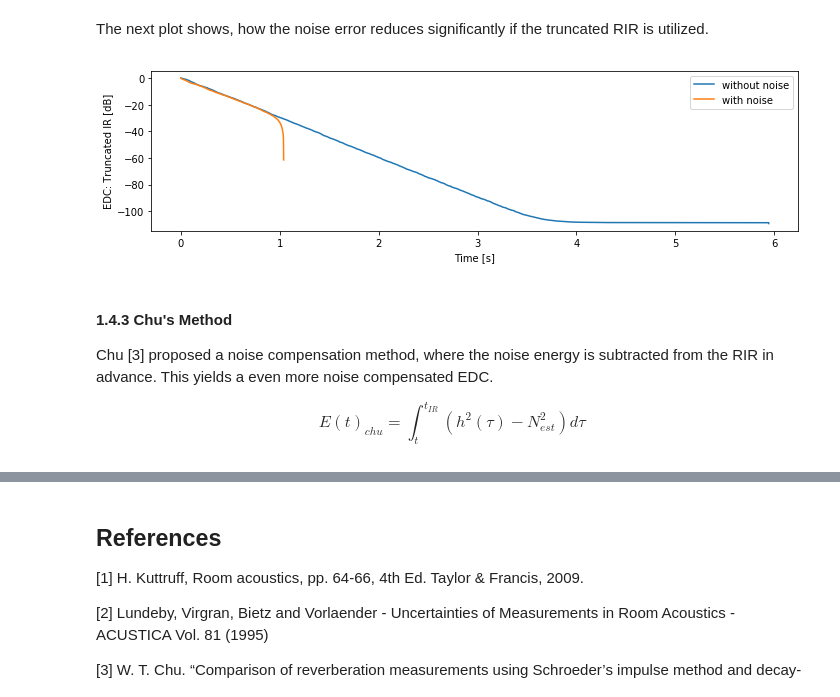
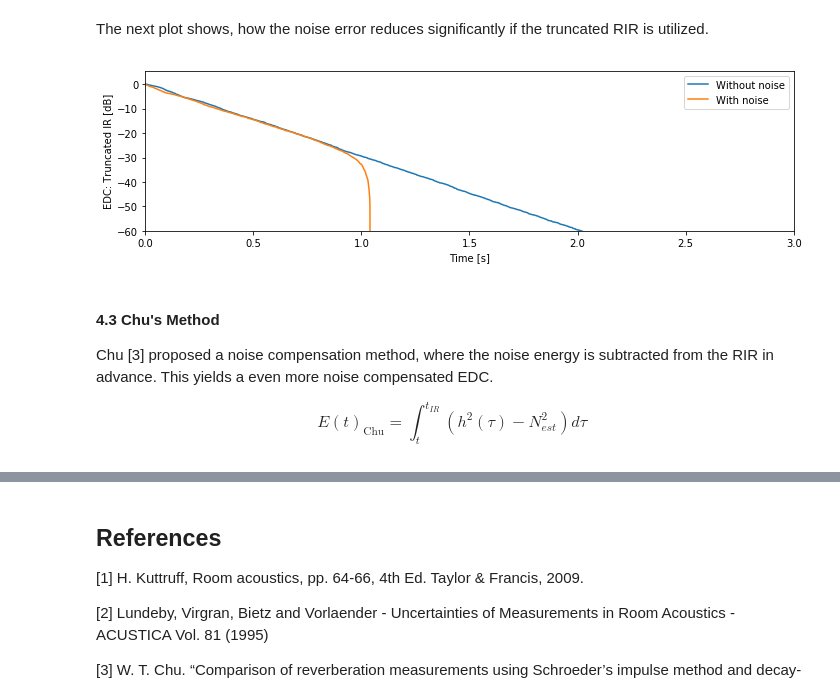
Before and after one commit to pyfar/pyrato, a Jupyter notebook: getting_started.ipynb, the cells around one changed output, grey strips where cells are left out. Drawn from its saved outputs; the diff is of its cells as text; code cells hidden in the pictures.

```diff
--- a/getting_started.ipynb
+++ b/getting_started.ipynb
@@ -150,20 +157,22 @@ The next plot shows, how the noise error reduces significantly if the truncated
 # %%
 edc_truncation = enh.energy_decay_curve_truncation(
         rir_1_noise, sampling_rate, freq='broadband', is_energy=False, time_shift=True,
         channel_independent=False, normalize=True, plot=False)
 
 plt.figure(figsize=(10, 3))
-plt.plot(time_vector, 10*np.log10(edc_full_rir_compare), label='without noise')
-plt.plot(time_vector, 10*np.log10(edc_truncation.T), label='with noise')
+plt.plot(time_vector, 10*np.log10(edc_full_rir_compare), label='Without noise')
+plt.plot(time_vector, 10*np.log10(edc_truncation.T), label='With noise')
 plt.xlabel('Time [s]')
 plt.ylabel('EDC: Truncated IR [dB]')
+plt.ylim(-60)
+plt.xlim(0,3)
 plt.legend()
 plt.tight_layout()
 # %% [output]
-[figure, old version]
+[figure, new version]
 # %% [markdown]
-#### 1.4.3 Chu's Method
+#### 4.3 Chu's Method
 
 Chu [3] proposed a noise compensation method, where the noise energy is subtracted from the RIR in advance. This yields a even more noise compensated EDC.
 
-$$ E(t)_{chu} = \int_t^{t_{IR}} (h^2(\tau) - N_{est}^2) d\tau  $$
+$$ E(t)_\mathrm{Chu} = \int_t^{t_{IR}} (h^2(\tau) - N_{est}^2) d\tau  $$
```
Also changed, not shown: parts of 20 cells of this notebook, 3 other files.
